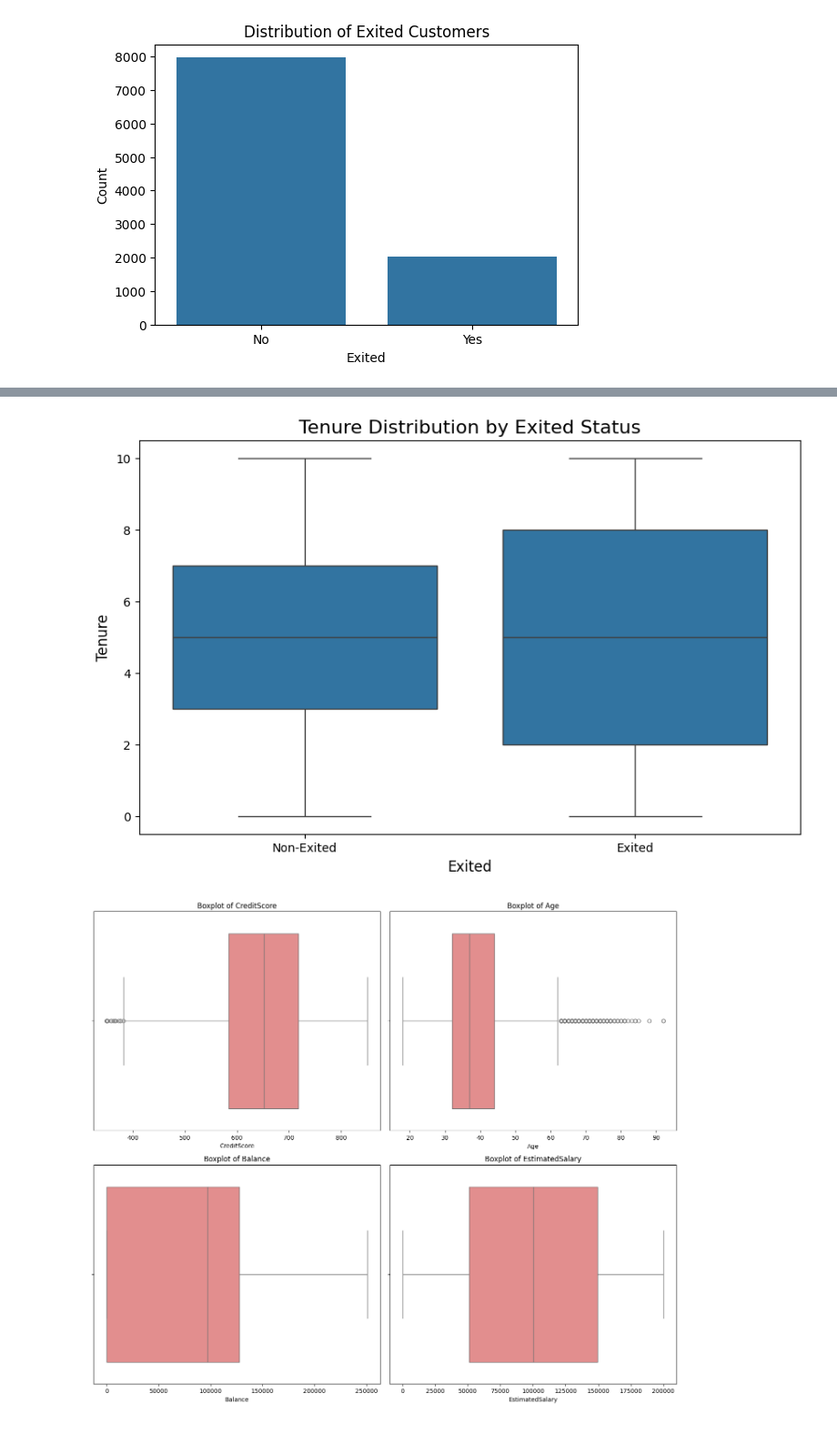
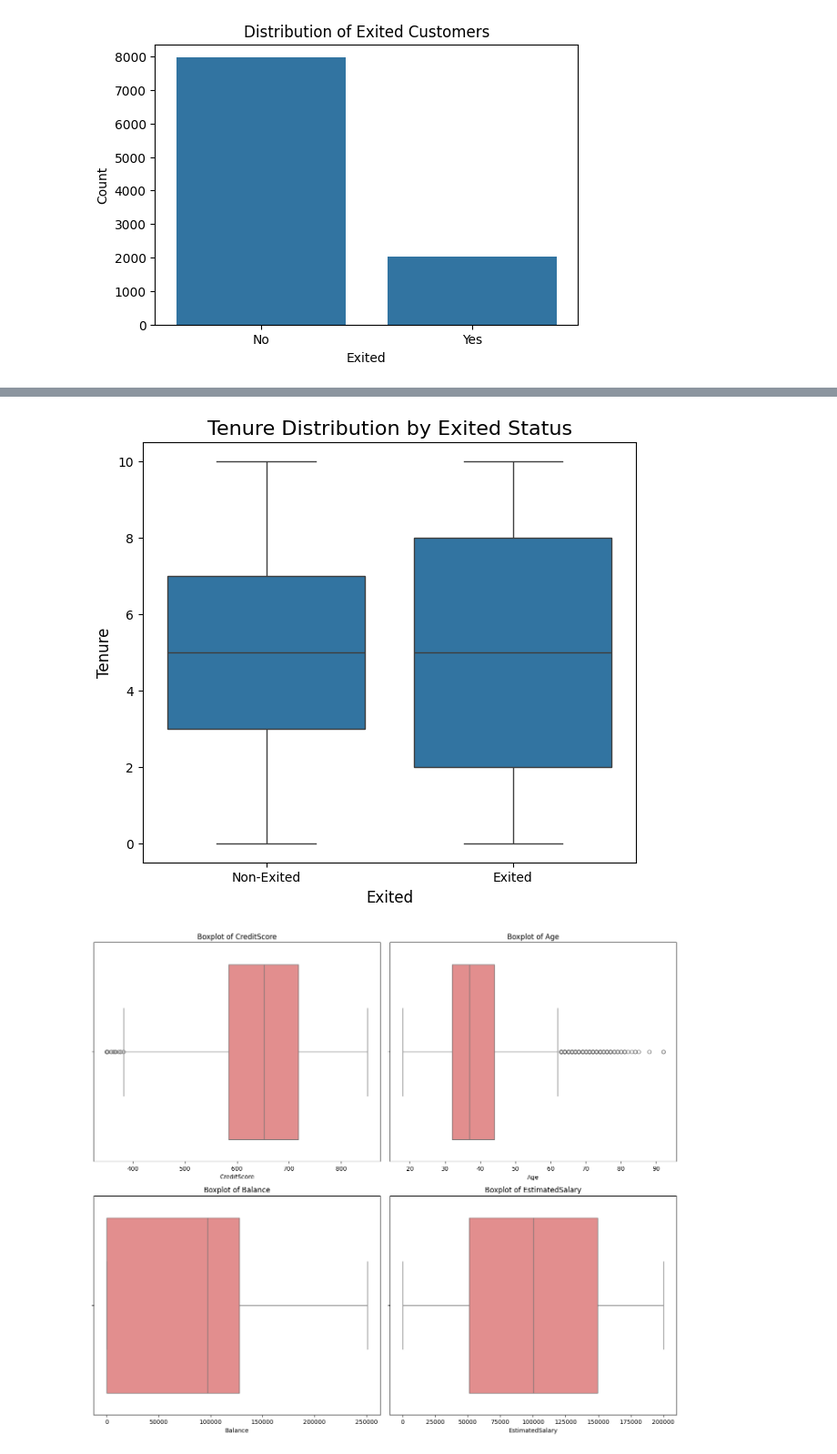
Before and after one commit to PavanGowda547/Customer_churn_analysis, a Jupyter notebook: Customer_Churn_EDA.ipynb, the cells around one changed output, grey strips where cells are left out. Shown: that part at 91% size. Drawn from its saved outputs; the diff is of its cells as text; code cells hidden in the pictures.

```diff
--- a/Customer_Churn_EDA.ipynb
+++ b/Customer_Churn_EDA.ipynb
@@ -169,14 +169,14 @@ plt.show()
 # %%
 #Tenure Distribution by Exited Status
-plt.figure(figsize=(10, 6))
+plt.figure(figsize=(7, 6))
 sns.boxplot(data=df, x='Exited', y='Tenure')
 plt.title('Tenure Distribution by Exited Status', fontsize=16)
 plt.xlabel('Exited', fontsize=12)
 plt.ylabel('Tenure', fontsize=12)
 plt.xticks([0, 1], ['Non-Exited', 'Exited'])
 plt.show()
 # %% [output]
-[figure, old version]
+[figure, new version]
 # %%
 
 #Boxplot to Detect Outliers for Numerical Features
```
Also changed, not shown: parts of 2 cells of this notebook, 1 other file.
